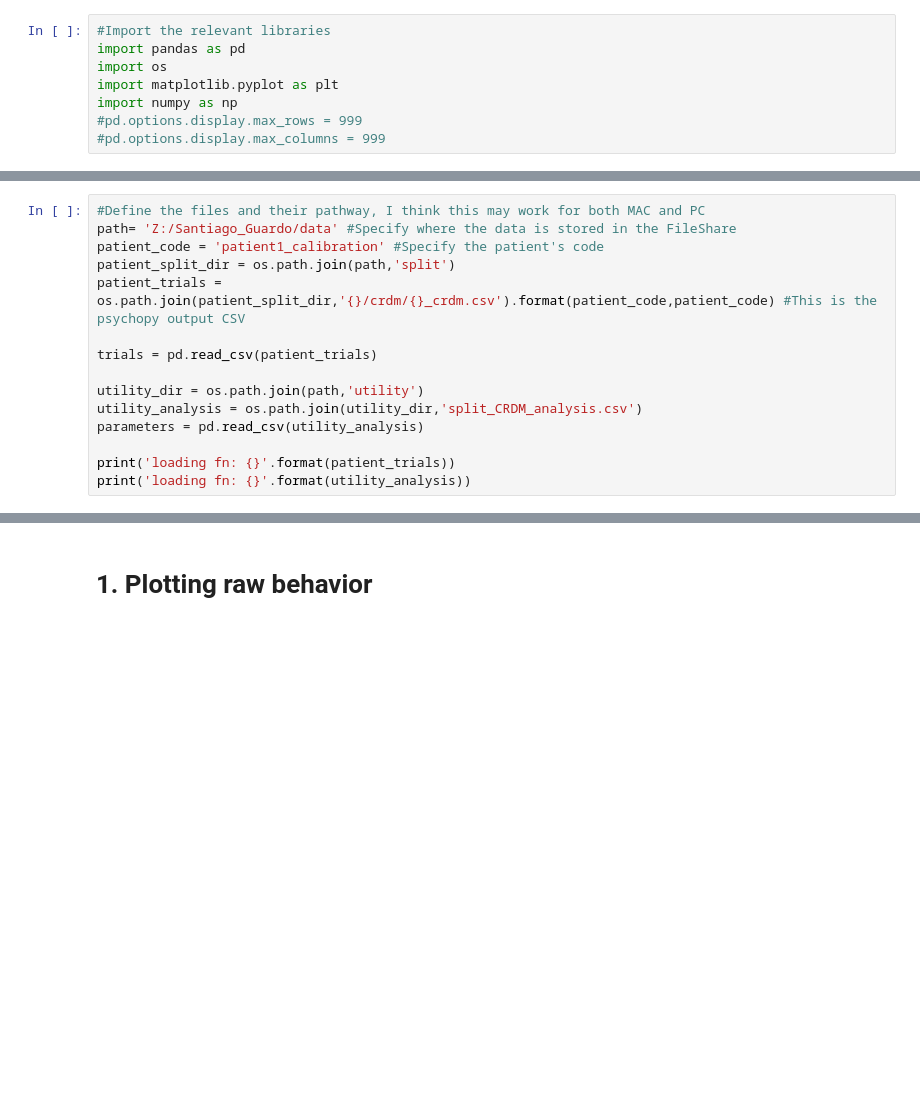
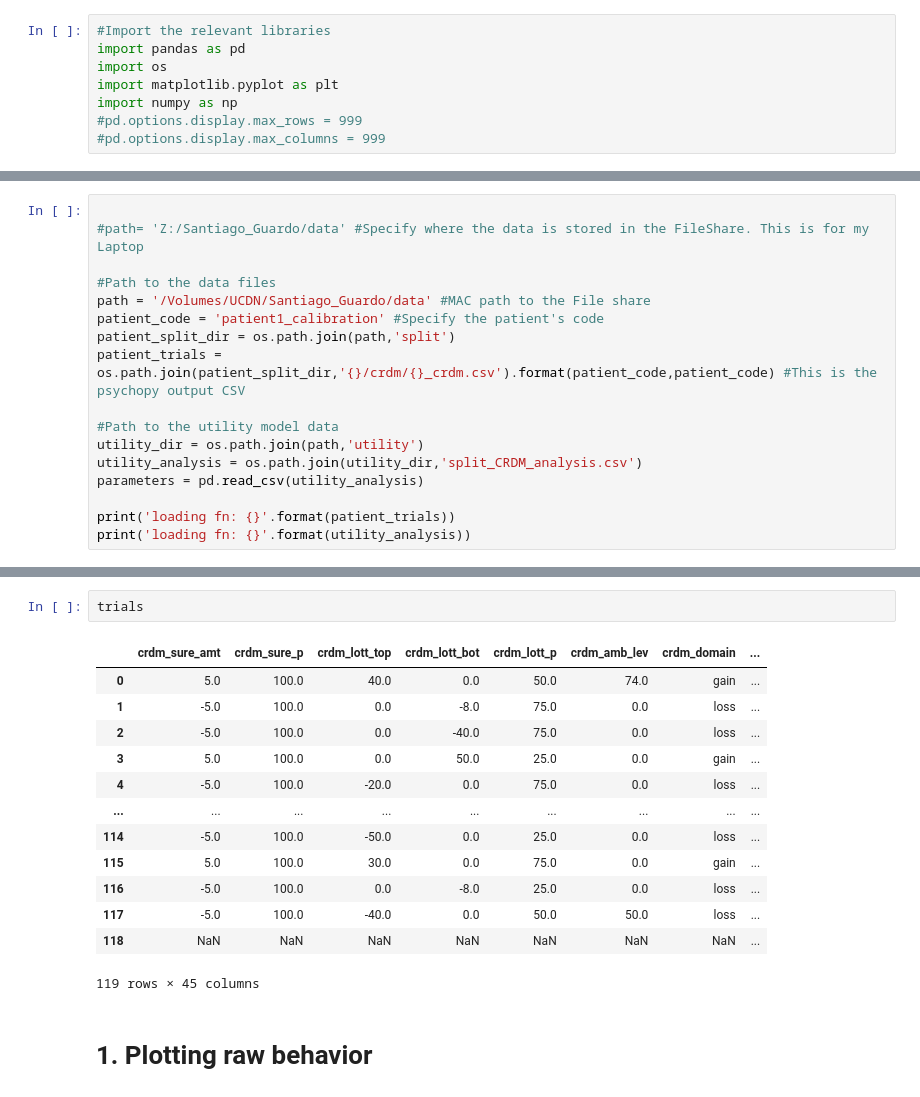
Before and after one commit to CDN-Lab/Intracraneal_electrodes, a Jupyter notebook: uncertaintyencoding.ipynb, the cells around one changed output, grey strips where cells are left out. Cells and saved outputs as stored; diff of their text form; blank space fills up the shorter version.

```diff
--- a/uncertaintyencoding.ipynb
+++ b/uncertaintyencoding.ipynb
@@ -24,12 +18,14 @@ import numpy as np
 # %%
-#Define the files and their pathway, I think this may work for both MAC and PC
-path= 'Z:/Santiago_Guardo/data' #Specify where the data is stored in the FileShare
+
+#path= 'Z:/Santiago_Guardo/data' #Specify where the data is stored in the FileShare. This is for my Laptop
+
+#Path to the data files
+path = '/Volumes/UCDN/Santiago_Guardo/data' #MAC path to the File share
 patient_code = 'patient1_calibration' #Specify the patient's code
 patient_split_dir = os.path.join(path,'split')
 patient_trials = os.path.join(patient_split_dir,'{}/crdm/{}_crdm.csv').format(patient_code,patient_code) #This is the psychopy output CSV
 
-trials = pd.read_csv(patient_trials)
-
+#Path to the utility model data
 utility_dir = os.path.join(path,'utility')
 utility_analysis = os.path.join(utility_dir,'split_CRDM_analysis.csv')
 parameters = pd.read_csv(utility_analysis)
@@ -39,3 +49,19 @@ print('loading fn: {}'.format(utility_analysis))
+# %%
+trials
+# %% [output]
+|  | crdm_sure_amt | crdm_sure_p | crdm_lott_top | crdm_lott_bot | crdm_lott_p | crdm_amb_lev | crdm_domain | ... |
+| 0 | 5.0 | 100.0 | 40.0 | 0.0 | 50.0 | 74.0 | gain | ... |
+| 1 | -5.0 | 100.0 | 0.0 | -8.0 | 75.0 | 0.0 | loss | ... |
+| 2 | -5.0 | 100.0 | 0.0 | -40.0 | 75.0 | 0.0 | loss | ... |
+| 3 | 5.0 | 100.0 | 0.0 | 50.0 | 25.0 | 0.0 | gain | ... |
+| 4 | -5.0 | 100.0 | -20.0 | 0.0 | 75.0 | 0.0 | loss | ... |
+| ... | ... | ... | ... | ... | ... | ... | ... | ... |
+| 114 | -5.0 | 100.0 | -50.0 | 0.0 | 25.0 | 0.0 | loss | ... |
+| 115 | 5.0 | 100.0 | 30.0 | 0.0 | 75.0 | 0.0 | gain | ... |
+| 116 | -5.0 | 100.0 | 0.0 | -8.0 | 25.0 | 0.0 | loss | ... |
+| 117 | -5.0 | 100.0 | -40.0 | 0.0 | 50.0 | 50.0 | loss | ... |
+| 118 | NaN | NaN | NaN | NaN | NaN | NaN | NaN | ... |
+119 rows × 45 columns
 # %% [markdown]
 # 1. Plotting raw behavior
 # %%
```
Also changed, not shown: parts of 7 cells of this notebook.
